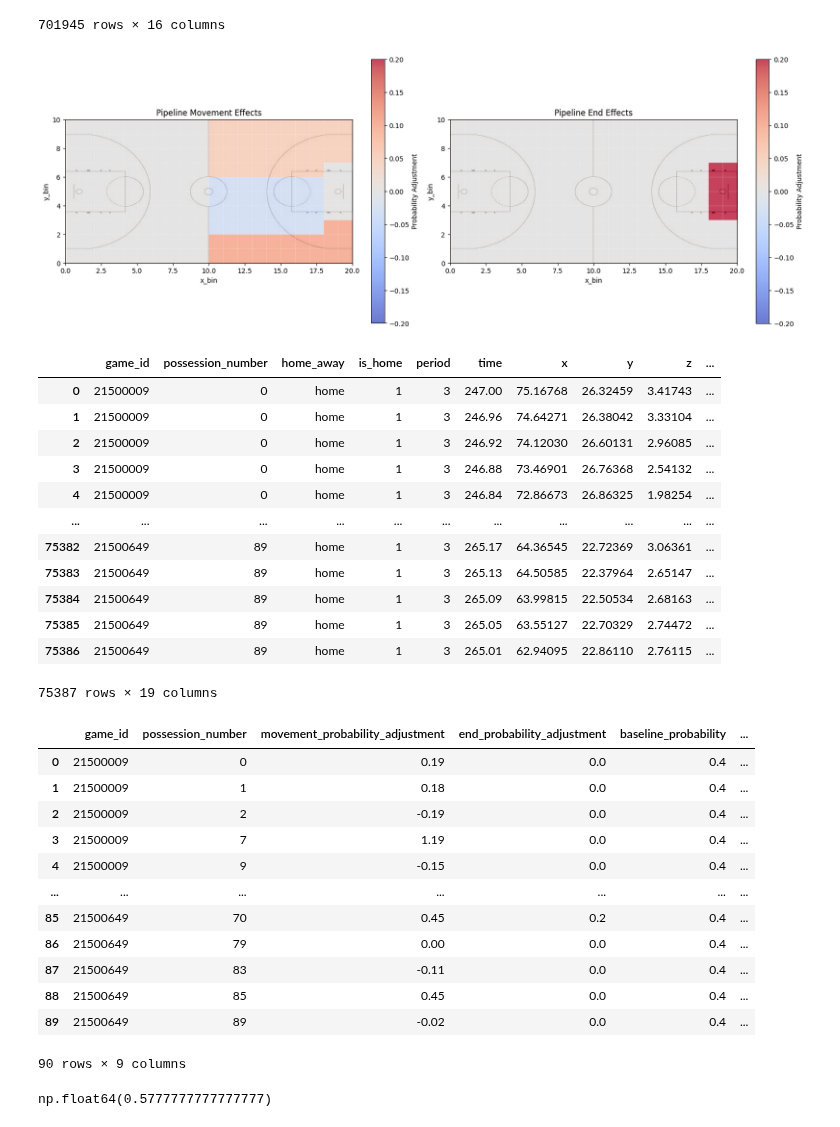
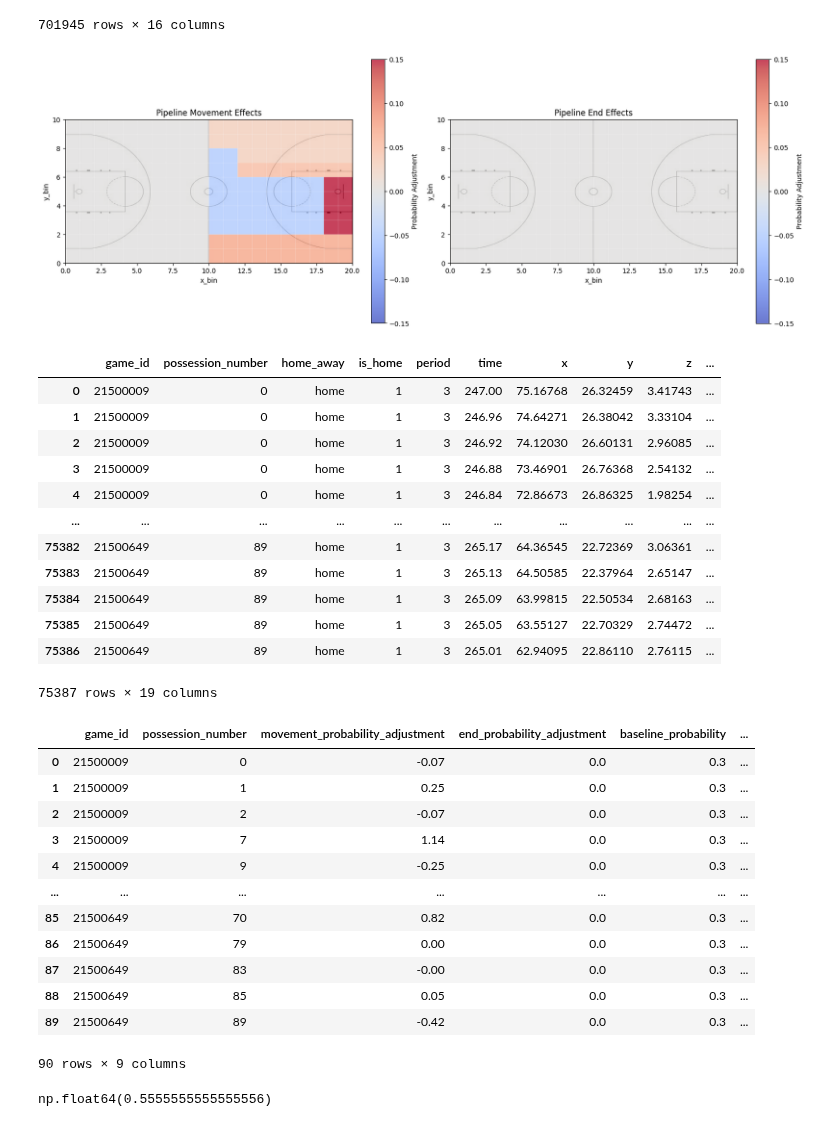
Before and after one commit to Channertheman/NBA_Analysis, a Jupyter notebook: Simulation_construction.ipynb, the cells around one changed output. Saved outputs shown, nothing was run; the diff lists cells and outputs as text; code cells hidden in the pictures.

```diff
--- a/Simulation_construction.ipynb
+++ b/Simulation_construction.ipynb
@@ -621,14 +621,13 @@ train_set = [21500649, 21500390, 21500188, 21500355, 21500057, 21500009]
 pipeline_movement_effects = np.zeros((x_bins, y_bins))
 pipeline_end_effects = np.zeros((x_bins, y_bins))
 
-pipeline_movement_effects[10:18, 0:3] = .10
-pipeline_movement_effects[18:20, 0:3] = .10
-pipeline_movement_effects[10:18, 6] = .05
-pipeline_movement_effects[10:20, 7:10] = .05
-pipeline_movement_effects[10:18, 2:6] = -.03
-pipeline_movement_effects[15:18, 2:4] = -.03
-
-pipeline_end_effects[18:20, 3:7] = .20
+pipeline_movement_effects[10:18, 0:3] = .07
+pipeline_movement_effects[18:20, 0:3] = .07
+pipeline_movement_effects[10:20, 6] = .05
+pipeline_movement_effects[10:20, 7:10] = .03
+pipeline_movement_effects[18:20, 2:6] = .15
+pipeline_movement_effects[10:18, 2:6] = -.05
+pipeline_movement_effects[10:12, 6:8] = -.05
 
 plot_effect_surfaces(pipeline_movement_effects, pipeline_end_effects, title_prefix="Pipeline")
 
@@ -638,35 +637,35 @@ pipeline_results = build_baseline_scoring_pipeline(
     n_possessions=90,
     movement_effects=pipeline_movement_effects,
     end_effects=pipeline_end_effects,
-    baseline_probability=0.40,
+    baseline_probability=0.30,
     random_state=pipeline_seed,
 )
 
 pipeline_sampled_movement = pipeline_results["sampled_movement"]
 pipeline_sampled_binned_movement = pipeline_results["sampled_binned_movement"]
 pipeline_qut_movement = pipeline_results["qut_movement"]
 pipeline_visited_posssessions = pipeline_results["visited_posssessions"]
 pipeline_baseline_scoring_probabilities = pipeline_results["baseline_scoring_probabilities"]
 
 visited_posssessions = pipeline_visited_posssessions
 baseline_scoring_probabilities = pipeline_baseline_scoring_probabilities
 pipeline_rng = np.random.default_rng(pipeline_seed)
 baseline_scoring_probabilities["simulated_out"] = pipeline_rng.binomial(n=1, p=baseline_scoring_probabilities["scoring_probability"])
 
 pipeline_simulated_scoring = baseline_scoring_probabilities[possession_cols + ["simulated_out"]]
 pipeline_qut_movement = pipeline_qut_movement.merge(
     pipeline_simulated_scoring,
     on=possession_cols,
     how="left",
 )
 pipeline_qut_movement["original_scored"] = pipeline_qut_movement["scored"]
 pipeline_qut_movement["scored"] = pipeline_qut_movement["simulated_out"]
 
 display(pipeline_qut_movement)
 
 display(baseline_scoring_probabilities)
 # %% [output]
-[figure, old version]
+[figure, new version]
 |  | game_id | possession_number | home_away | is_home | period | time | x | y | z | ... |
 | 0 | 21500009 | 0 | home | 1 | 3 | 247.00 | 75.16768 | 26.32459 | 3.41743 | ... |
 | 1 | 21500009 | 0 | home | 1 | 3 | 246.96 | 74.64271 | 26.38042 | 3.33104 | ... |
@@ -681,20 +680,20 @@ display(baseline_scoring_probabilities)
 | 75386 | 21500649 | 89 | home | 1 | 3 | 265.01 | 62.94095 | 22.86110 | 2.76115 | ... |
 75387 rows × 19 columns
 |  | game_id | possession_number | movement_probability_adjustment | end_probability_adjustment | baseline_probability | ... |
-| 0 | 21500009 | 0 | 0.19 | 0.0 | 0.4 | ... |
-| 1 | 21500009 | 1 | 0.18 | 0.0 | 0.4 | ... |
-| 2 | 21500009 | 2 | -0.19 | 0.0 | 0.4 | ... |
-| 3 | 21500009 | 7 | 1.19 | 0.0 | 0.4 | ... |
-| 4 | 21500009 | 9 | -0.15 | 0.0 | 0.4 | ... |
+| 0 | 21500009 | 0 | -0.07 | 0.0 | 0.3 | ... |
+| 1 | 21500009 | 1 | 0.25 | 0.0 | 0.3 | ... |
+| 2 | 21500009 | 2 | -0.07 | 0.0 | 0.3 | ... |
+| 3 | 21500009 | 7 | 1.14 | 0.0 | 0.3 | ... |
+| 4 | 21500009 | 9 | -0.25 | 0.0 | 0.3 | ... |
 | ... | ... | ... | ... | ... | ... | ... |
-| 85 | 21500649 | 70 | 0.45 | 0.2 | 0.4 | ... |
-| 86 | 21500649 | 79 | 0.00 | 0.0 | 0.4 | ... |
-| 87 | 21500649 | 83 | -0.11 | 0.0 | 0.4 | ... |
-| 88 | 21500649 | 85 | 0.45 | 0.0 | 0.4 | ... |
-| 89 | 21500649 | 89 | -0.02 | 0.0 | 0.4 | ... |
+| 85 | 21500649 | 70 | 0.82 | 0.0 | 0.3 | ... |
+| 86 | 21500649 | 79 | 0.00 | 0.0 | 0.3 | ... |
+| 87 | 21500649 | 83 | -0.00 | 0.0 | 0.3 | ... |
+| 88 | 21500649 | 85 | 0.05 | 0.0 | 0.3 | ... |
+| 89 | 21500649 | 89 | -0.42 | 0.0 | 0.3 | ... |
 90 rows × 9 columns
 # %%
-baseline_scoring_probabilities["simulated_out"].mean() #seeing if the scoring rate is similar to actaula games, .45 - .55 is acceptable
+baseline_scoring_probabilities["simulated_out"].mean() #seeing if the scoring rate is similar to actaul games, .45 - .6 is acceptable
 # %% [output]
-np.float64(0.5777777777777777)
+np.float64(0.5555555555555556)
 # %%
```
Also changed, not shown: parts of 1 cell of this notebook, 2 other files.
